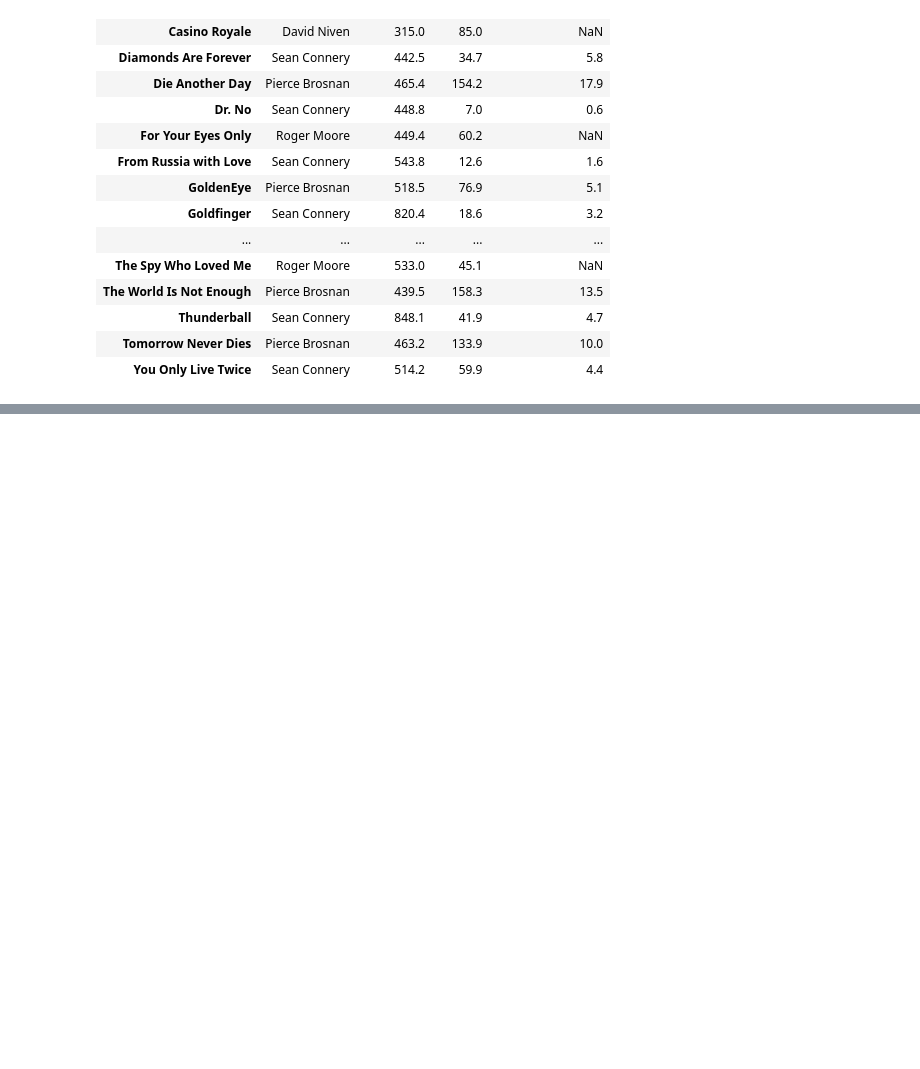
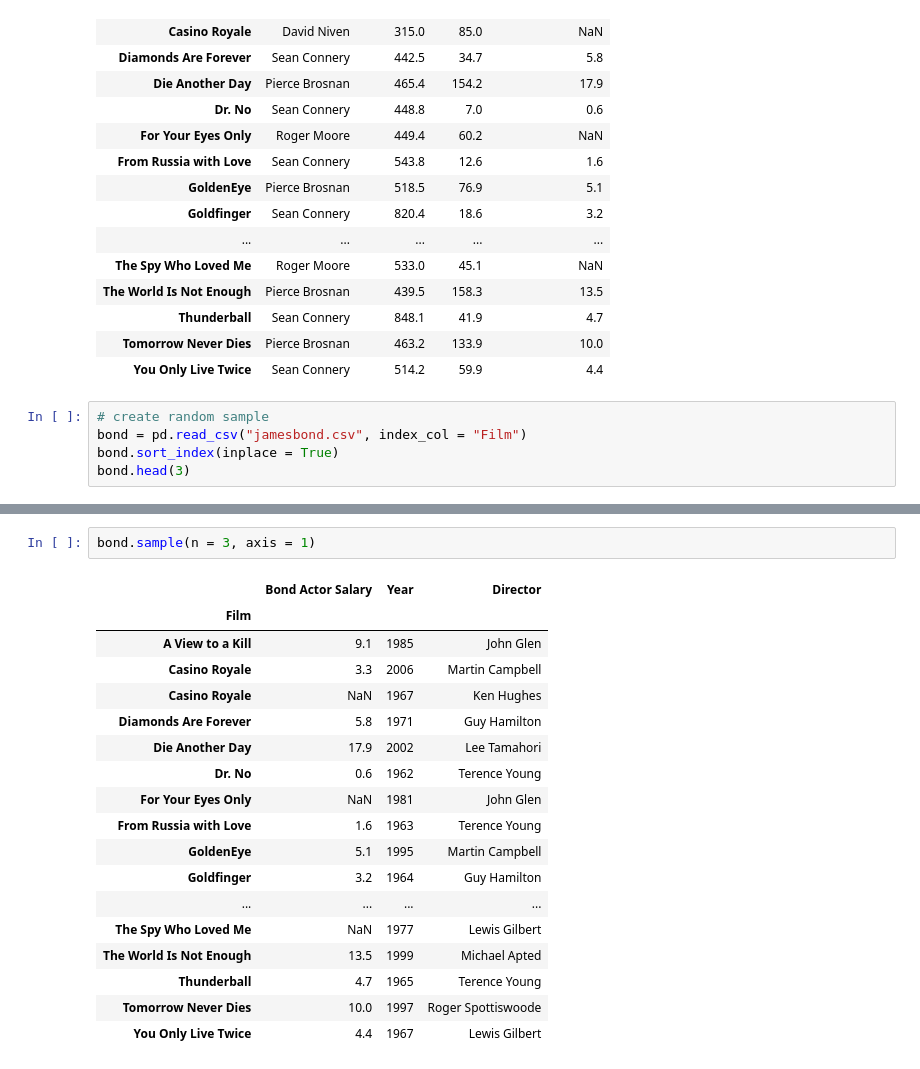
Before and after one commit to junclemente/tfs-pandas, a Jupyter notebook: DataFrames 3.1.ipynb, the cells around one changed output, grey strips where cells are left out. Cells and saved outputs as stored; diff of their text form; blank space fills up the shorter version.

```diff
--- a/DataFrames 3.1.ipynb
+++ b/DataFrames 3.1.ipynb
@@ -296,3 +330,8 @@ bond
 | Thunderball | Sean Connery | 848.1 | 41.9 | 4.7 |
 | Tomorrow Never Dies | Pierce Brosnan | 463.2 | 133.9 | 10.0 |
 | You Only Live Twice | Sean Connery | 514.2 | 59.9 | 4.4 |
+# %%
+# create random sample
+bond = pd.read_csv("jamesbond.csv", index_col = "Film")
+bond.sort_index(inplace = True)
+bond.head(3)
@@ -298,0 +344,21 @@ bond
+# %%
+bond.sample(n = 3, axis = 1)
+# %% [output]
+|  | Bond Actor Salary | Year | Director |
+| Film |  |  |  |
+| A View to a Kill | 9.1 | 1985 | John Glen |
+| Casino Royale | 3.3 | 2006 | Martin Campbell |
+| Casino Royale | NaN | 1967 | Ken Hughes |
+| Diamonds Are Forever | 5.8 | 1971 | Guy Hamilton |
+| Die Another Day | 17.9 | 2002 | Lee Tamahori |
+| Dr. No | 0.6 | 1962 | Terence Young |
+| For Your Eyes Only | NaN | 1981 | John Glen |
+| From Russia with Love | 1.6 | 1963 | Terence Young |
+| GoldenEye | 5.1 | 1995 | Martin Campbell |
+| Goldfinger | 3.2 | 1964 | Guy Hamilton |
+| ... | ... | ... | ... |
+| The Spy Who Loved Me | NaN | 1977 | Lewis Gilbert |
+| The World Is Not Enough | 13.5 | 1999 | Michael Apted |
+| Thunderball | 4.7 | 1965 | Terence Young |
+| Tomorrow Never Dies | 10.0 | 1997 | Roger Spottiswoode |
+| You Only Live Twice | 4.4 | 1967 | Lewis Gilbert |
```
Also changed, not shown: parts of 23 cells of this notebook.
